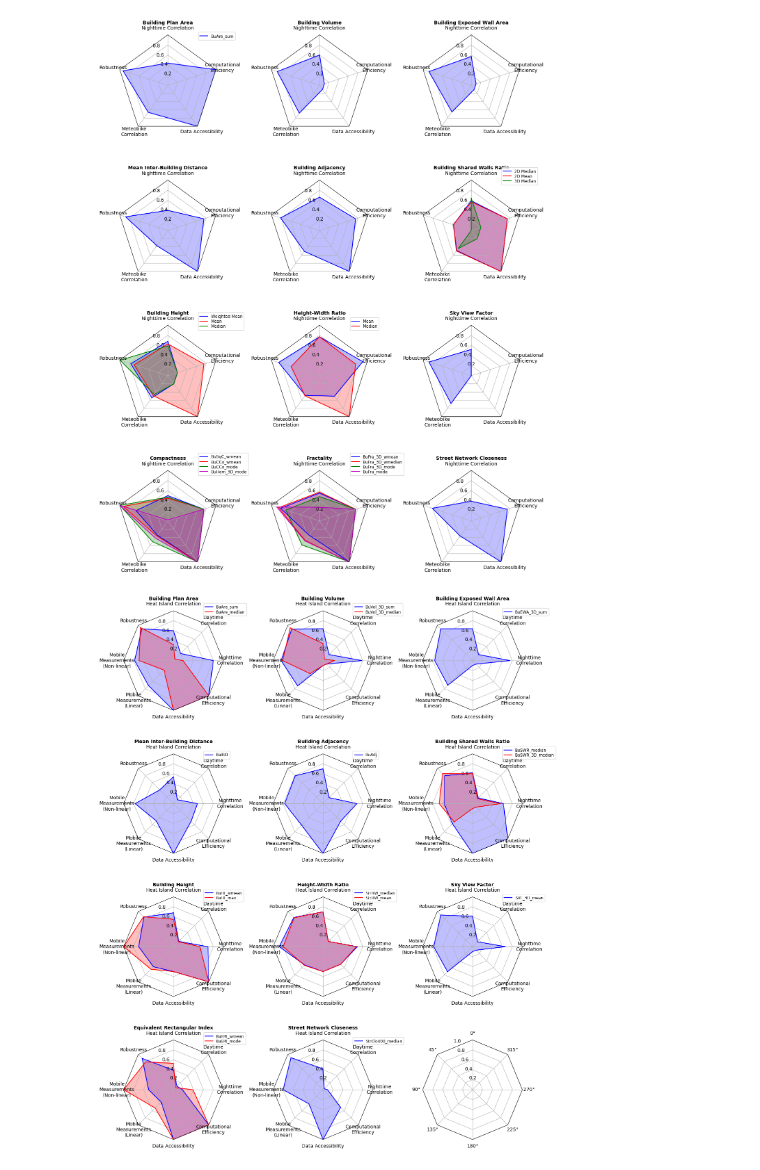
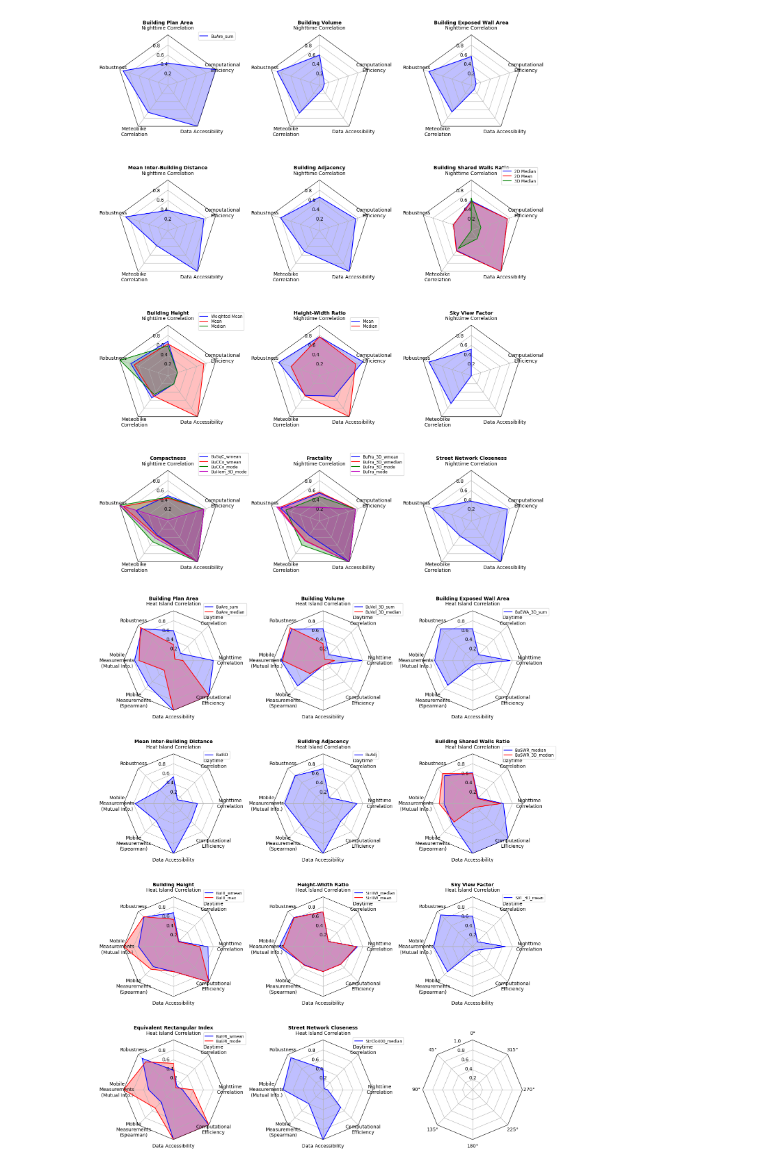
Before and after one commit to lisawink/freiburg, a Jupyter notebook: notebooks/visualisations/fig14_spider_plot.ipynb, the cells around one changed output. Saved outputs shown, nothing was run; the diff lists cells and outputs as text; code cells hidden in the pictures.

```diff
--- a/notebooks/visualisations/fig14_spider_plot.ipynb
+++ b/notebooks/visualisations/fig14_spider_plot.ipynb
@@ -583,7 +583,7 @@ def real_cooks():
 def normalised_cooks():
     ### Cook's distance (0.1 - x)*10
     data = [
-        ['Heat Island Correlation', 'Robustness','Mobile\nMeasurements\n(Non-linear)', 'Mobile\nMeasurements\n(Linear)', 'Data Accessibility', 'Computational\nEfficiency','Nighttime\nCorrelation', 'Daytime\nCorrelation'],
+        ['Heat Island Correlation', 'Robustness','Mobile\nMeasurements\n(Mutual Info.)', 'Mobile\nMeasurements\n(Spearman)', 'Data Accessibility', 'Computational\nEfficiency','Nighttime\nCorrelation', 'Daytime\nCorrelation'],
         ('Building Plan Area', [
             [0.6,  0.9, 0.78, 0.71, 1, 1, 0.80, 0.20], #sum
             [0.32,  0.94, 0.69, 0.27, 1, 1, 0.19, 0.04]]), #median
@@ -663,33 +663,34 @@ if __name__ == '__main__':
     labels = ('BuSWR_median','BuSWR_3D_median')
     legend = axs[1, 2].legend(labels, loc=(0.8, .95),
                               labelspacing=0.1, fontsize='small')
 
     labels = ('BuHt_wmean','BuHt_max')
     legend = axs[2, 0].legend(labels, loc=(0.8, .95),
                               labelspacing=0.1, fontsize='small')
 
     labels = ('StrHW_median', 'StrHW_mean')
     legend = axs[2, 1].legend(labels, loc=(0.8, .95),
                               labelspacing=0.1, fontsize='small')
 
     labels = ('SVF_3D_mean',)
     legend = axs[2, 2].legend(labels, loc=(0.8, .95),
                               labelspacing=0.1, fontsize='small')
 
 
     labels = ('BuERI_wmean','BuERI_mode')
     legend = axs[3, 0].legend(labels, loc=(0.8, .95),
                               labelspacing=0.1, fontsize='small')
 
     labels = ('StrClo400_median',)
     legend = axs[3, 1].legend(labels, loc=(0.8, .95),
                               labelspacing=0.1, fontsize='small')
 
     #increase wspacing
     plt.subplots_adjust(wspace=0.5)
     plt.savefig('/Users/lisawink/Documents/paper1/figures/radar_plot.png')
+    plt.savefig('/Users/lisawink/Documents/paper1/figures/radar_plot.pdf')
     plt.show()
 # %% [output]
-[figure, old version]
+[figure, new version]
 # %%
 vars = ['BuAre_median','BuVol_3D_median','BuEWA_3D_median','BuSWR_median','BuHt_wmean','BuHt_max','StrHW_mean','SVF_3D_mean','BuERI_mode']
```
Also changed, not shown: 11 other files.
